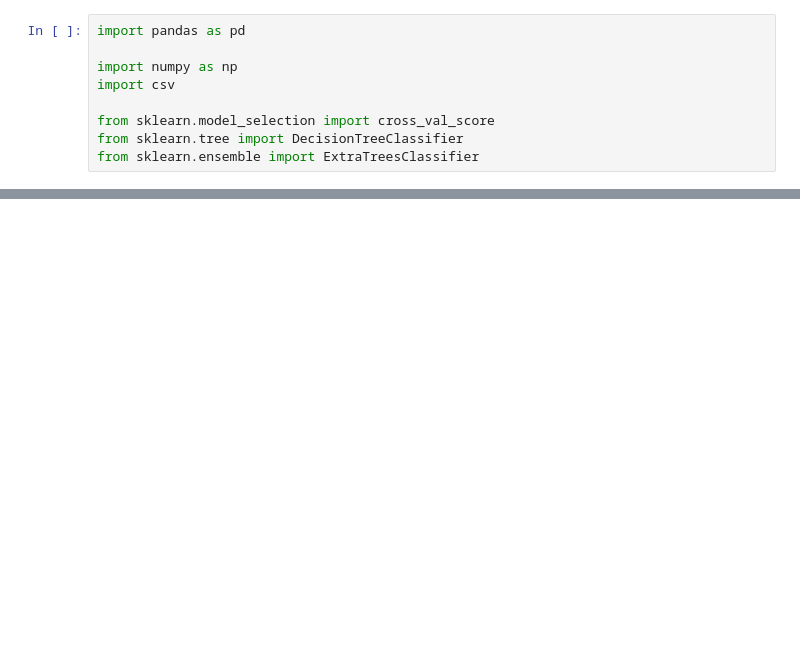
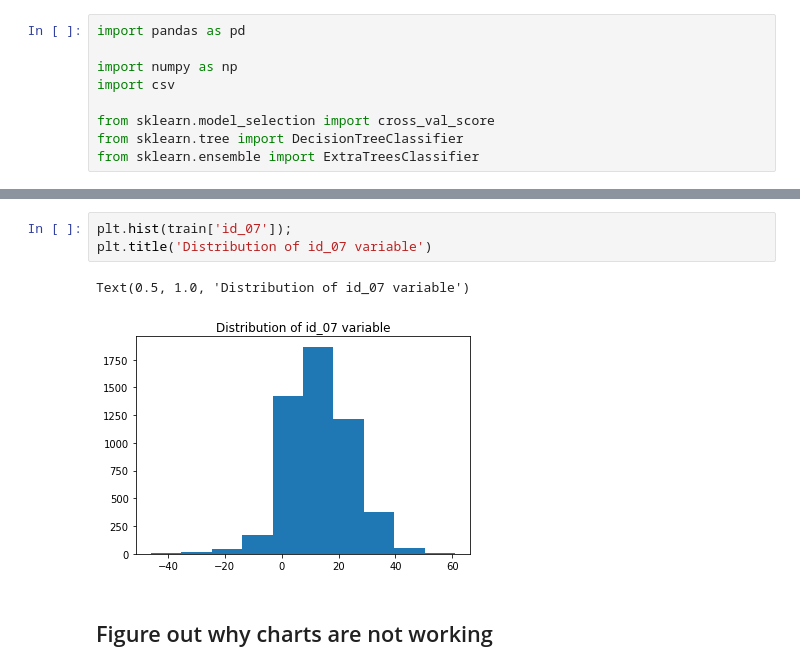
Before and after one commit to jcanque777/fraud_detection, a Jupyter notebook: fraud_detection.ipynb, the cells around one changed output, grey strips where cells are left out. Saved outputs shown, nothing was run; the diff lists cells and outputs as text; blank space fills up the shorter version.

```diff
--- a/fraud_detection.ipynb
+++ b/fraud_detection.ipynb
@@ -12,0 +674,8 @@ from sklearn import ensemble
+# %%
+plt.hist(train['id_07']);
+plt.title('Distribution of id_07 variable')
+# %% [output]
+Text(0.5, 1.0, 'Distribution of id_07 variable')
+[figure, added]
+# %% [markdown]
+## Figure out why charts are not working
```
Also changed, not shown: parts of 43 cells of this notebook.
